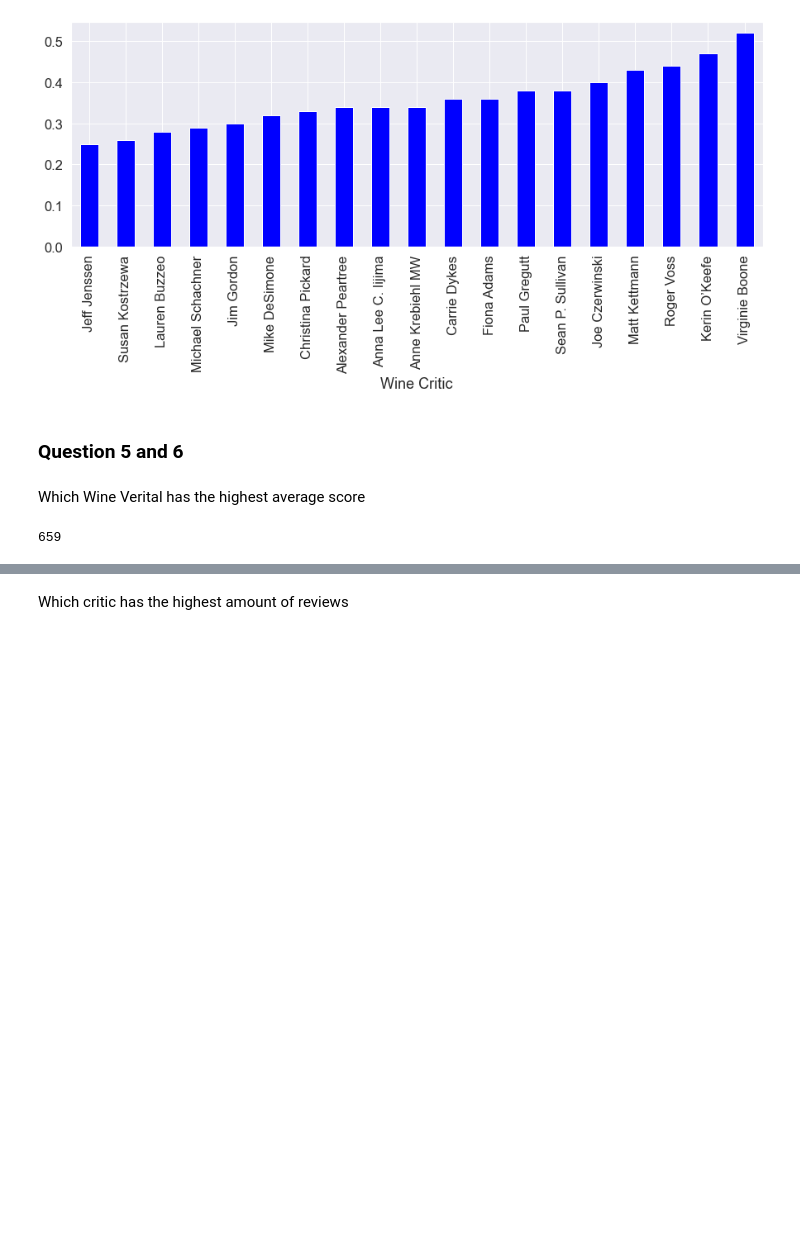
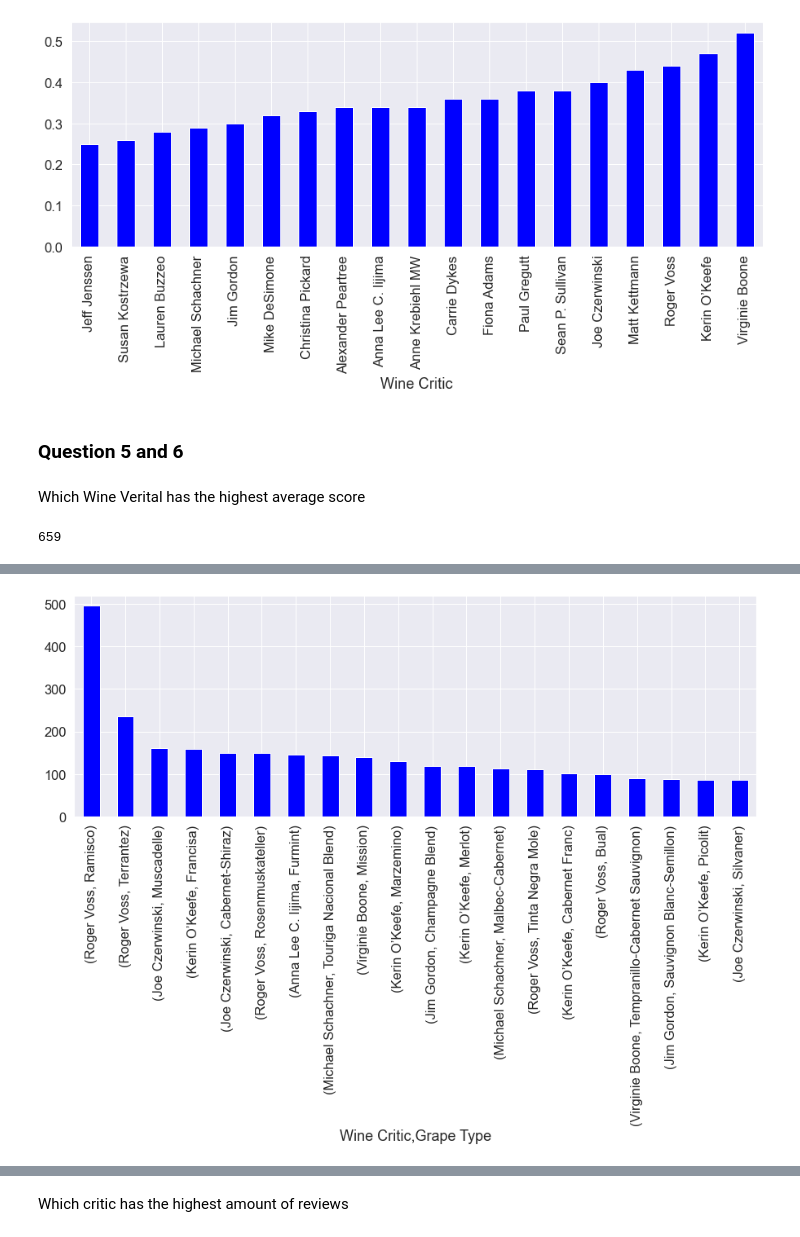
Before and after one commit to bso613/WineSnobs, a Jupyter notebook: winedataSerena.ipynb, the cells around one changed output, grey strips where cells are left out. Saved outputs shown, nothing was run; the diff lists cells and outputs as text; code cells hidden in the pictures; blank space fills up the shorter version.

```diff
--- a/winedataSerena.ipynb
+++ b/winedataSerena.ipynb
@@ -583,0 +605,6 @@ grape_types
+# %%
+top_20_critic = grape_types_names.sort_values(by='Price',ascending=False).head(20)
+
+top_20_critic['Price'].plot(kind="bar", facecolor="blue", figsize=(15,5));
+# %% [output]
+[figure, added]
```
Also changed, not shown: parts of 10 cells of this notebook, 4 other files.
